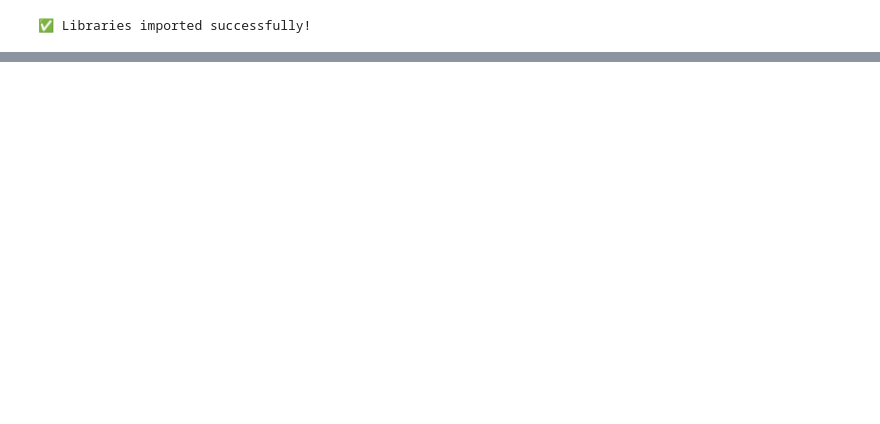
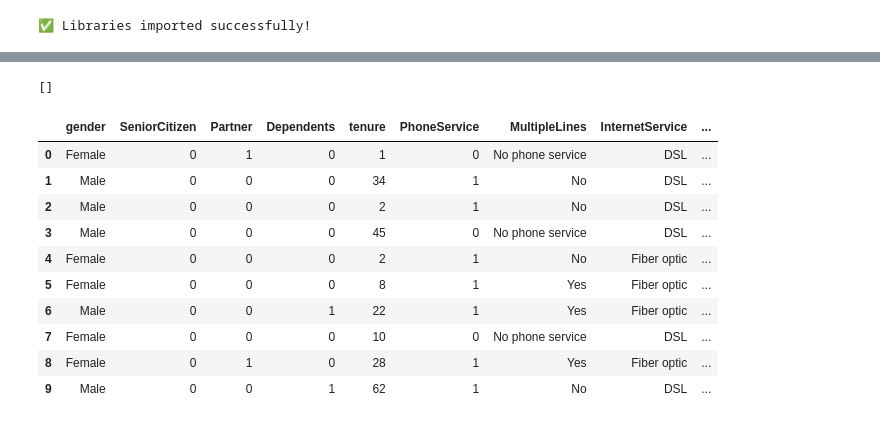
Before and after one commit to Yenuli0808/CM2604_Telco_Customer_Churn-CW, a Jupyter notebook: notebooks/02_data_cleaning.ipynb, the cells around one changed output, grey strips where cells are left out. Drawn from its saved outputs; the diff is of its cells as text; code cells hidden in the pictures; blank space fills up the shorter version.

Commit message:
Created seperarte Data Cleaning and Preprocessing file

```diff
--- a/notebooks/02_data_cleaning.ipynb
+++ b/notebooks/02_data_cleaning.ipynb
@@ -24,0 +91,5 @@ FileNotFoundError: [Errno 2] No such file or directory: 'Telco-Customer-Churn.cs
+# %%
+#Converting churn to numeric(0/1)
+
+df['Churn'] = df['Churn'].map({'No': 0,'Yes': 1})
+df['Churn'].value_counts()
@@ -24,0 +102,8 @@ FileNotFoundError: [Errno 2] No such file or directory: 'Telco-Customer-Churn.cs
+# %%
+# Dropping CustomerID (as it's not useful for modeling)
+
+df = df.drop(columns=['customerID'])
+print("✅ Dropped customerID! Columns now:", df.columns.tolist())
+print("\n=== Updated Data set overview ===")
+print(f"Dataset shape: {df.shape}")
+df.head()
@@ -24,0 +121,28 @@ FileNotFoundError: [Errno 2] No such file or directory: 'Telco-Customer-Churn.cs
+# %%
+# Converting Yes/No Columns To 0/1
+
+# 1) Finding yes/no columns
+binary_cols = [col for col in df.columns
+               if df[col].nunique() == 2 and
+               sorted(df[col].unique().tolist()) == ['No','Yes']]
+
+print(binary_cols)
+
+#2) converting them to 0/1
+for col in binary_cols:
+    df[col] = df[col].map({'Yes': 1,'No': 0})
+
+df.head(10)
+# %% [output]
+[]
+|  | gender | SeniorCitizen | Partner | Dependents | tenure | PhoneService | MultipleLines | InternetService | ... |
+| 0 | Female | 0 | 1 | 0 | 1 | 0 | No phone service | DSL | ... |
+| 1 | Male | 0 | 0 | 0 | 34 | 1 | No | DSL | ... |
+| 2 | Male | 0 | 0 | 0 | 2 | 1 | No | DSL | ... |
+| 3 | Male | 0 | 0 | 0 | 45 | 0 | No phone service | DSL | ... |
+| 4 | Female | 0 | 0 | 0 | 2 | 1 | No | Fiber optic | ... |
+| 5 | Female | 0 | 0 | 0 | 8 | 1 | Yes | Fiber optic | ... |
+| 6 | Male | 0 | 0 | 1 | 22 | 1 | Yes | Fiber optic | ... |
+| 7 | Female | 0 | 0 | 0 | 10 | 0 | No phone service | DSL | ... |
+| 8 | Female | 0 | 1 | 0 | 28 | 1 | Yes | Fiber optic | ... |
+| 9 | Male | 0 | 0 | 1 | 62 | 1 | No | DSL | ... |
```
Also changed, not shown: parts of 12 cells of this notebook.
